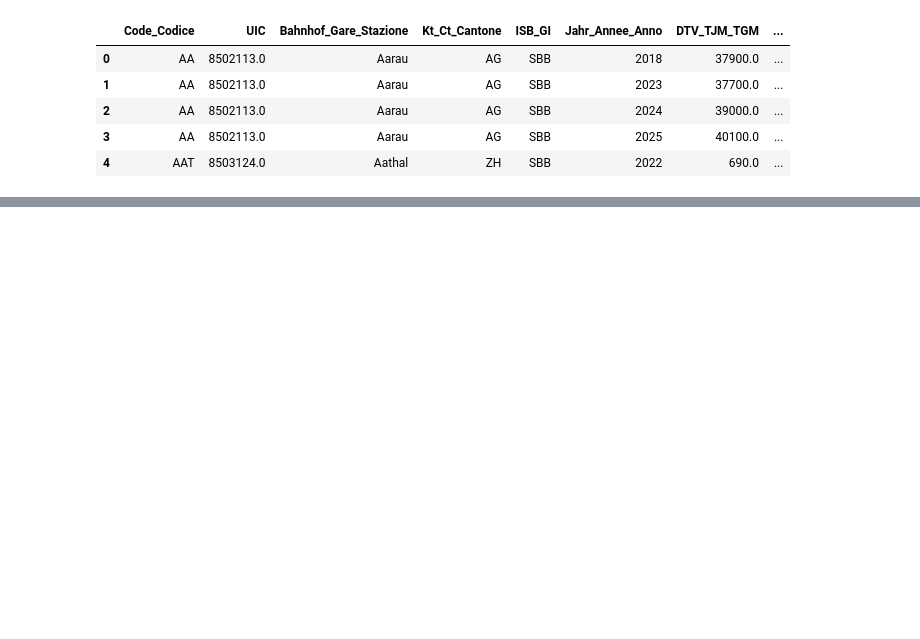
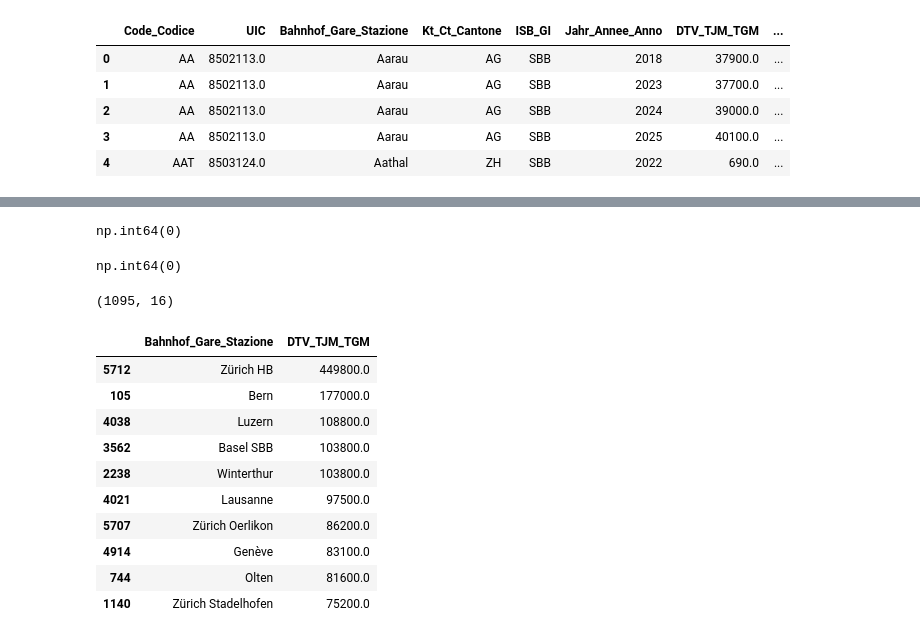
Before and after one commit to fatimaalame/seminaire-de-programmation, a Jupyter notebook: CW2_Ticket2Ride/ticket2ride.ipynb, the cells around one changed output, grey strips where cells are left out. Cells and saved outputs as stored; diff of their text form; code cells hidden in the pictures; blank space fills up the shorter version.

```diff
--- a/CW2_Ticket2Ride/ticket2ride.ipynb
+++ b/CW2_Ticket2Ride/ticket2ride.ipynb
@@ -13,0 +65,35 @@ df.head()
+# %%
+df.duplicated().sum()
+# %% [output]
+np.int64(0)
+# %%
+df.duplicated(
+    subset=["UIC", "Jahr_Annee_Anno"]
+).sum()
+# %% [output]
+np.int64(0)
+# %%
+df_2025 = df[df["Jahr_Annee_Anno"] == 2025]
+
+df_2025.shape
+# %% [output]
+(1095, 16)
+# %%
+top10 = df_2025.sort_values(
+    by="DTV_TJM_TGM",
+    ascending=False
+).head(10)
+
+top10[["Bahnhof_Gare_Stazione", "DTV_TJM_TGM"]]
+# %% [output]
+|  | Bahnhof_Gare_Stazione | DTV_TJM_TGM |
+| 5712 | Zürich HB | 449800.0 |
+| 105 | Bern | 177000.0 |
+| 4038 | Luzern | 108800.0 |
+| 3562 | Basel SBB | 103800.0 |
+| 2238 | Winterthur | 103800.0 |
+| 4021 | Lausanne | 97500.0 |
+| 5707 | Zürich Oerlikon | 86200.0 |
+| 4914 | Genève | 83100.0 |
+| 744 | Olten | 81600.0 |
+| 1140 | Zürich Stadelhofen | 75200.0 |
```
Also changed, not shown: parts of 9 cells of this notebook.
